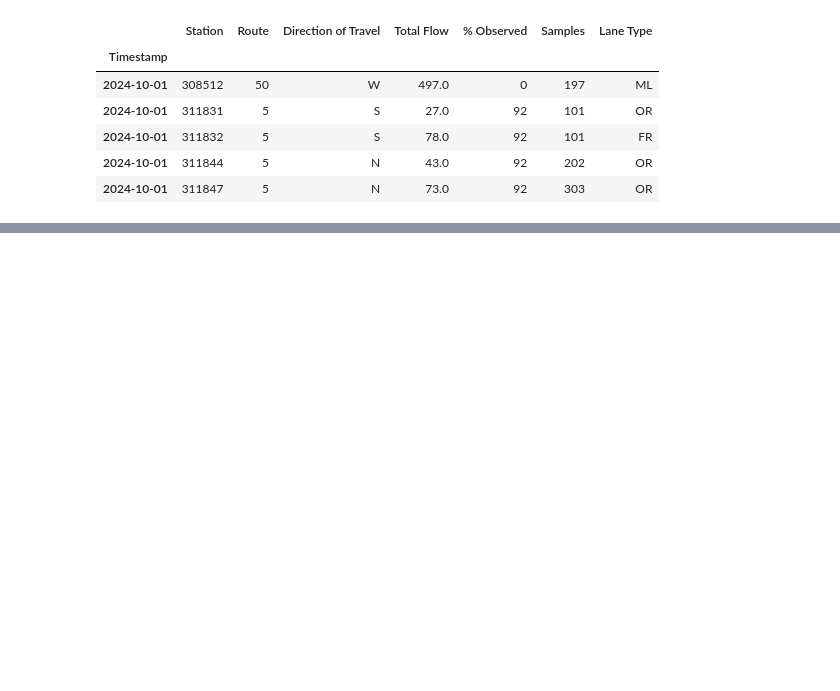
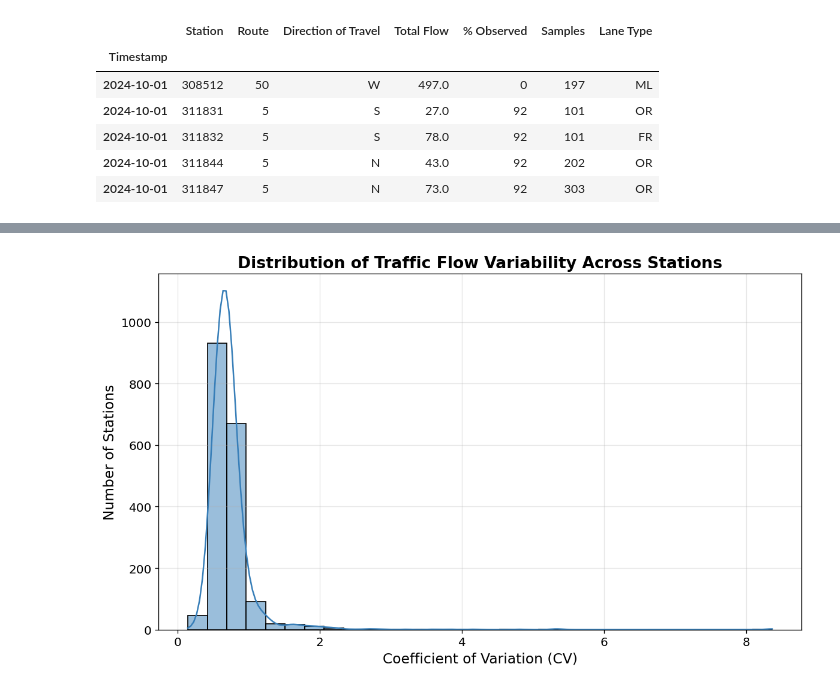
Before and after one commit to RichelCode/EV-Charging-Analysis, a Jupyter notebook: Model Comparisons.ipynb, the cells around one changed output, grey strips where cells are left out. Saved outputs shown, nothing was run; the diff lists cells and outputs as text; code cells hidden in the pictures; blank space fills up the shorter version.

```diff
--- a/Model Comparisons.ipynb
+++ b/Model Comparisons.ipynb
@@ -250,0 +291,7 @@ df.head()
+# %%
+custom_holidays = [
+    pd.to_datetime("2024-12-25"),
+    pd.to_datetime("2024-12-31"),
+    pd.to_datetime("2024-11-24"),
+]
+df['IsHoliday'] = df.index.to_series().apply(lambda x: 1 if x in custom_holidays else 0)
@@ -250,0 +309,10 @@ df.head()
+# %%
+for window in [12, 24, 48, 72]:
+    df[f'Flow_CV_{window}'] = df[f'Flow_std_{window}'] / df[f'Flow_mean_{window}']
+# %%
+df.dropna(inplace=True)
+# %%
+# Group by station and calculate mean and std of Total Flow
+station_stats = df.groupby('Station')['Total Flow'].agg(['mean', 'std'])
+station_stats['CV'] = station_stats['std'] / station_stats['mean']
+station_stats.dropna(inplace=True)
@@ -250,0 +330,15 @@ df.head()
+# %%
+plt.figure(figsize=(10, 6), dpi=120)
+sns.histplot(station_stats['CV'], bins=30, kde=True, color="#377eb8", edgecolor="black")
+
+plt.title('Distribution of Traffic Flow Variability Across Stations', fontsize=16, fontweight='bold')
+plt.xlabel('Coefficient of Variation (CV)', fontsize=14)
+plt.ylabel('Number of Stations', fontsize=14)
+
+plt.xticks(fontsize=12)
+plt.yticks(fontsize=12)
+plt.grid(alpha=0.3)
+plt.tight_layout()
+plt.show()
+# %% [output]
+[figure, added]
```
Also changed, not shown: parts of 9 cells of this notebook.
